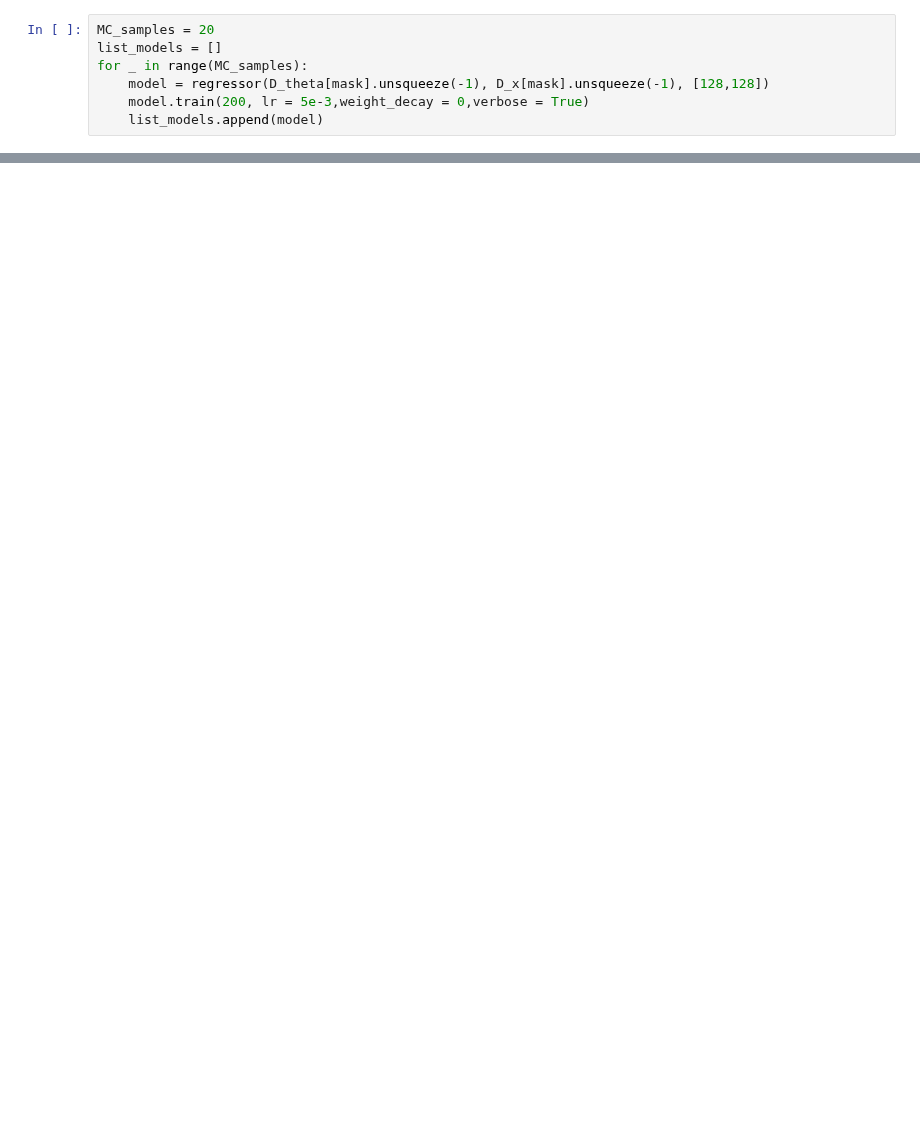
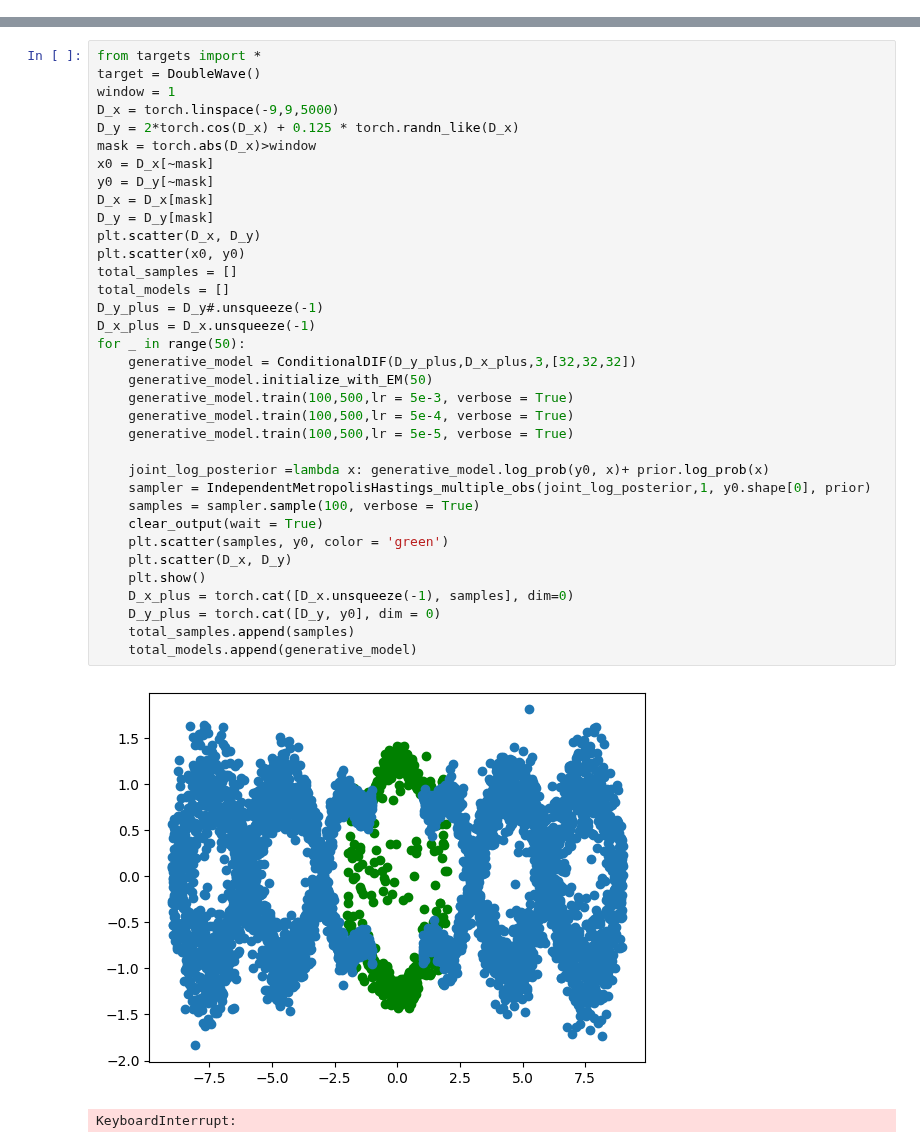
Before and after one commit to ElouanARGOUARCH/experiments, a Jupyter notebook: Untitled.ipynb, the cells around one changed output, grey strips where cells are left out. Saved outputs shown, nothing was run; the diff lists cells and outputs as text; blank space fills up the shorter version.

```diff
--- a/Untitled.ipynb
+++ b/Untitled.ipynb
@@ -24,7 +200,0 @@ from regressor import *
-# %%
-MC_samples = 20
-list_models = []
-for _ in range(MC_samples):
-    model = regressor(D_theta[mask].unsqueeze(-1), D_x[mask].unsqueeze(-1), [128,128])
-    model.train(200, lr = 5e-3,weight_decay = 0,verbose = True)
-    list_models.append(model)
@@ -30,0 +254,38 @@ for _ in range(MC_samples):
+# %%
+from targets import *
+target = DoubleWave()
+window = 1
+D_x = torch.linspace(-9,9,5000)
+D_y = 2*torch.cos(D_x) + 0.125 * torch.randn_like(D_x)
+mask = torch.abs(D_x)>window
+x0 = D_x[~mask]
+y0 = D_y[~mask]
+D_x = D_x[mask]
+D_y = D_y[mask]
+plt.scatter(D_x, D_y)
+plt.scatter(x0, y0)
+total_samples = []
+total_models = []
+D_y_plus = D_y#.unsqueeze(-1)
+D_x_plus = D_x.unsqueeze(-1)
+for _ in range(50):
+    generative_model = ConditionalDIF(D_y_plus,D_x_plus,3,[32,32,32])
+    generative_model.initialize_with_EM(50)
+    generative_model.train(100,500,lr = 5e-3, verbose = True)
+    generative_model.train(100,500,lr = 5e-4, verbose = True)
+    generative_model.train(100,500,lr = 5e-5, verbose = True)
+
+    joint_log_posterior =lambda x: generative_model.log_prob(y0, x)+ prior.log_prob(x)
+    sampler = IndependentMetropolisHastings_multiple_obs(joint_log_posterior,1, y0.shape[0], prior)
+    samples = sampler.sample(100, verbose = True)
+    clear_output(wait = True)
+    plt.scatter(samples, y0, color = 'green')
+    plt.scatter(D_x, D_y)
+    plt.show()
+    D_x_plus = torch.cat([D_x.unsqueeze(-1), samples], dim=0)
+    D_y_plus = torch.cat([D_y, y0], dim = 0)
+    total_samples.append(samples)
+    total_models.append(generative_model)
+# %% [output]
+[figure, added]
+KeyboardInterrupt:
```
Also changed, not shown: parts of 18 cells of this notebook, 13 other files.
